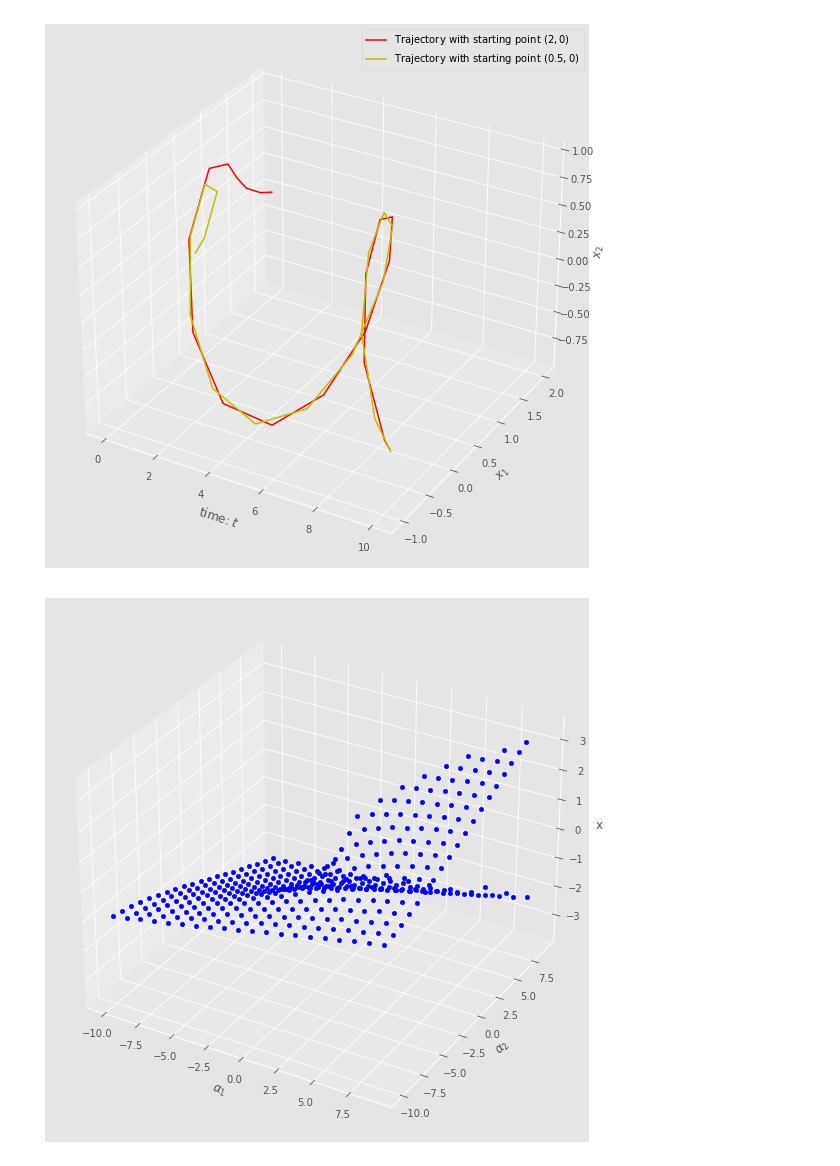
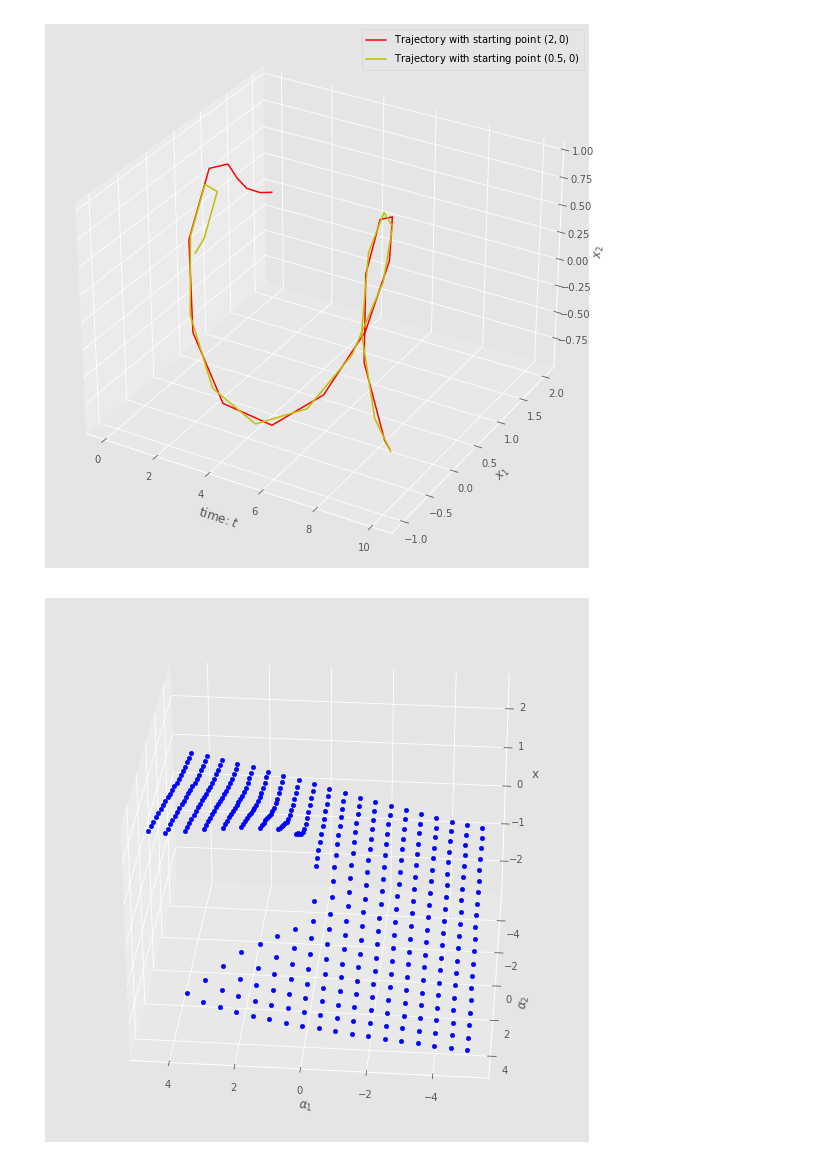
Before and after one commit to mlcms-SS22-Group-A/mlcms-SS22-Group-A, a Jupyter notebook: task-3.ipynb, the cells around one changed output. Cells and saved outputs as stored; diff of their text form; code cells hidden in the pictures.

Commit message:
Put all figures into one directory, code commenting and refactoring

```diff
--- a/task-3.ipynb
+++ b/task-3.ipynb
@@ -40,19 +40,19 @@ ax0.set_aspect(aspect="auto")
 # %%
 x = sy.symbols("x")
 # create sample points (alpha_1, alpha_2)
-sample_points = [(x_, y_) for x_ in np.arange(-10.0, 10.0, 1.0) for y_ in np.arange(-10.0, 10.0, 1.0)]
+sample_points = [(x_, y_) for x_ in np.arange(-5.0, 5.0, 0.5) for y_ in np.arange(-5.0, 5.0, 0.5)]
 
 # prepare a 3d plot (alpha_1, alpha_2 bottom plane, x third direction)
 plt.figure(figsize=(10, 10))
 ax0 = plt.axes(projection='3d')
 ax0.set_xlabel(r"$\alpha_1$")
 ax0.set_ylabel(r"$\alpha_2$")
 ax0.set_zlabel("x")
 
 # for each sample point solve equation = 0 w.r.t x and plot it
 for idx, _ in enumerate(sample_points):
-    solution = sy.solveset(sample_points[idx][0] + x * sample_points[idx][1] - x**3, x, domain=sy.Reals)
-    ax0.scatter3D(sample_points[idx][0], sample_points[idx][1], list(solution)[0], color='blue')
-fig.savefig("task3_cusp_bifurcation.pdf")
+    solution = sy.solveset(sample_points[idx][0] + sample_points[idx][1] * x - x**3, x)
+    ax0.scatter(sample_points[idx][0], sample_points[idx][1], list(solution)[0], color="blue")
+ax0.view_init(azim=95)
 # %% [output]
-[figure, old version]
+[figure, new version]
```
Also changed, not shown: 15 other files.
